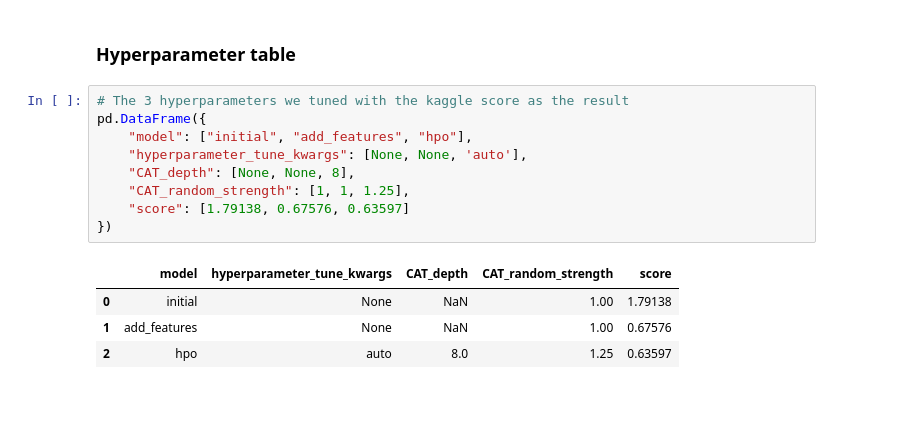
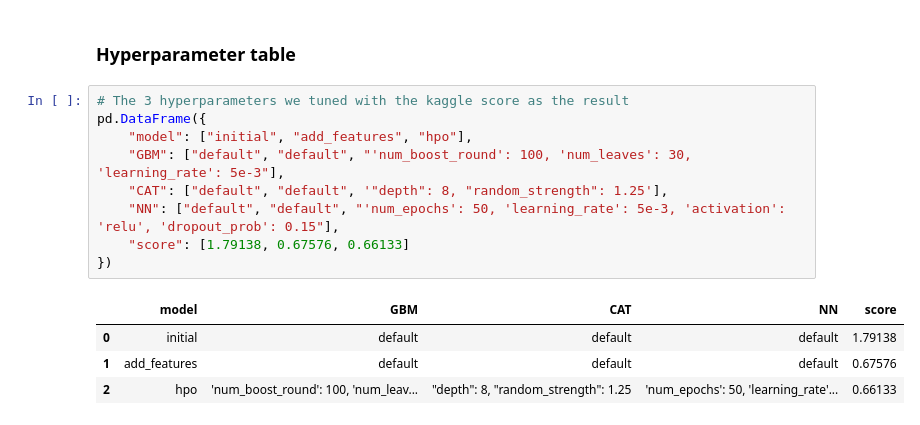
Before and after one commit to gkap720/bike-share-autogluon, a Jupyter notebook: project/project-template.ipynb, the cells around one changed output. Cells and saved outputs as stored; diff of their text form.

```diff
--- a/project/project-template.ipynb
+++ b/project/project-template.ipynb
@@ -614,14 +618,14 @@ fig.savefig('model_test_score.png')
 # %%
 # The 3 hyperparameters we tuned with the kaggle score as the result
 pd.DataFrame({
     "model": ["initial", "add_features", "hpo"],
-    "hyperparameter_tune_kwargs": [None, None, 'auto'],
-    "CAT_depth": [None, None, 8],
-    "CAT_random_strength": [1, 1, 1.25],
-    "score": [1.79138, 0.67576, 0.63597]
+    "GBM": ["default", "default", "'num_boost_round': 100, 'num_leaves': 30, 'learning_rate': 5e-3"],
+    "CAT": ["default", "default", '"depth": 8, "random_strength": 1.25'],
+    "NN": ["default", "default", "'num_epochs': 50, 'learning_rate': 5e-3, 'activation': 'relu', 'dropout_prob': 0.15"],
+    "score": [1.79138, 0.67576, 0.66133]
 })
 # %% [output]
-|  | model | hyperparameter_tune_kwargs | CAT_depth | CAT_random_strength | score |
-| 0 | initial | None | NaN | 1.00 | 1.79138 |
-| 1 | add_features | None | NaN | 1.00 | 0.67576 |
-| 2 | hpo | auto | 8.0 | 1.25 | 0.63597 |
+|  | model | GBM | CAT | NN | score |
+| 0 | initial | default | default | default | 1.79138 |
+| 1 | add_features | default | default | default | 0.67576 |
+| 2 | hpo | 'num_boost_round': 100, 'num_leav... | "depth": 8, "random_strength": 1.25 | 'num_epochs': 50, 'learning_rate'... | 0.66133 |
```
Also changed, not shown: parts of 13 cells of this notebook, 2 other files.
